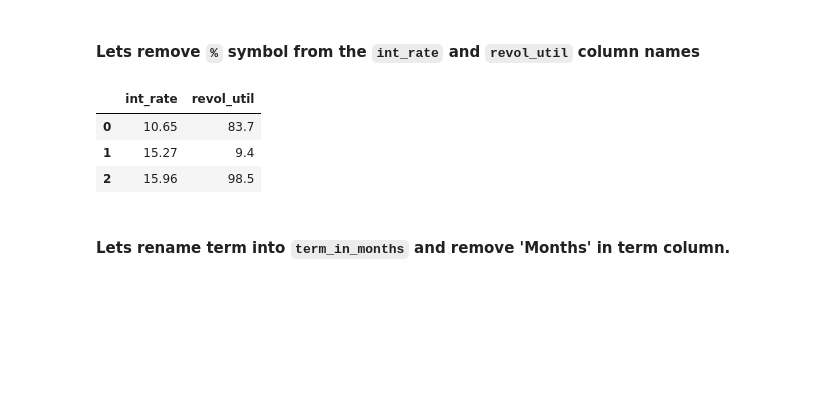
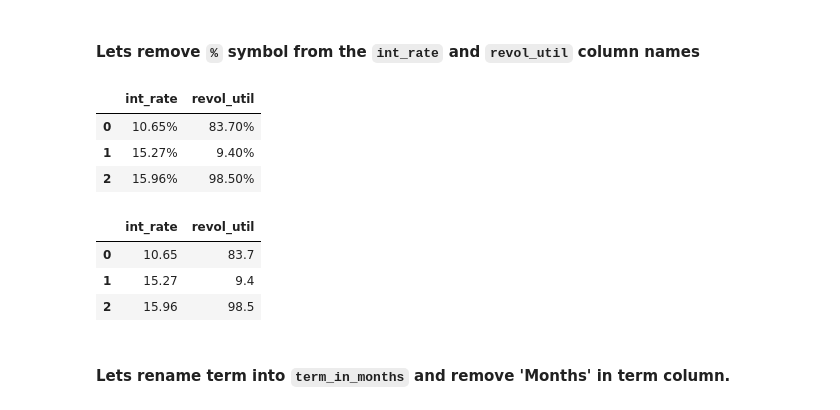
Before and after one commit to Sumanth-Sarva/LendingClubCaseStudy, a Jupyter notebook: LendingClubCaseStudy.ipynb, the cells around one changed output. Cells and saved outputs as stored; diff of their text form; code cells hidden in the pictures; blank space fills up the shorter version.

```diff
--- a/LendingClubCaseStudy.ipynb
+++ b/LendingClubCaseStudy.ipynb
@@ -308,6 +308,14 @@ loan_data.head()
 | 5 | 5000 | 5000.0 | 36 months | 7.90% | A | A4 | 3 years | RENT | ... |
 # %% [markdown]
 #### Lets remove `%` symbol from the `int_rate` and `revol_util` column names
+# %%
+#printing first 3 rows and int_rate and revol_util columns to see the format.
+loan_data.loc[[0,1,2],['int_rate', 'revol_util']].head()
+# %% [output]
+|  | int_rate | revol_util |
+| 0 | 10.65% | 83.70% |
+| 1 | 15.27% | 9.40% |
+| 2 | 15.96% | 98.50% |
 # %%
 #removing % symbol from 'int_rate'
 loan_data["int_rate"]=loan_data["int_rate"].apply(lambda x: float(x.replace('%','')))
```
Also changed, not shown: parts of 8 cells of this notebook.
